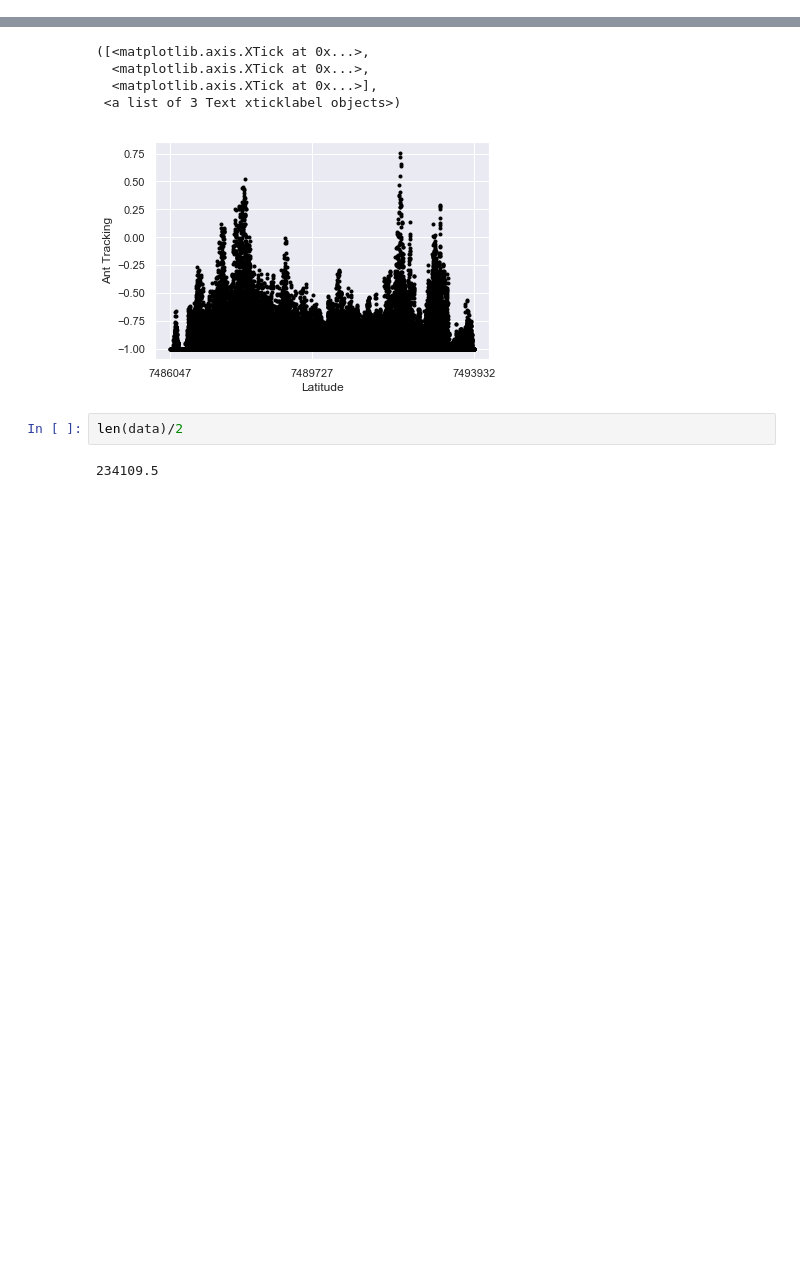
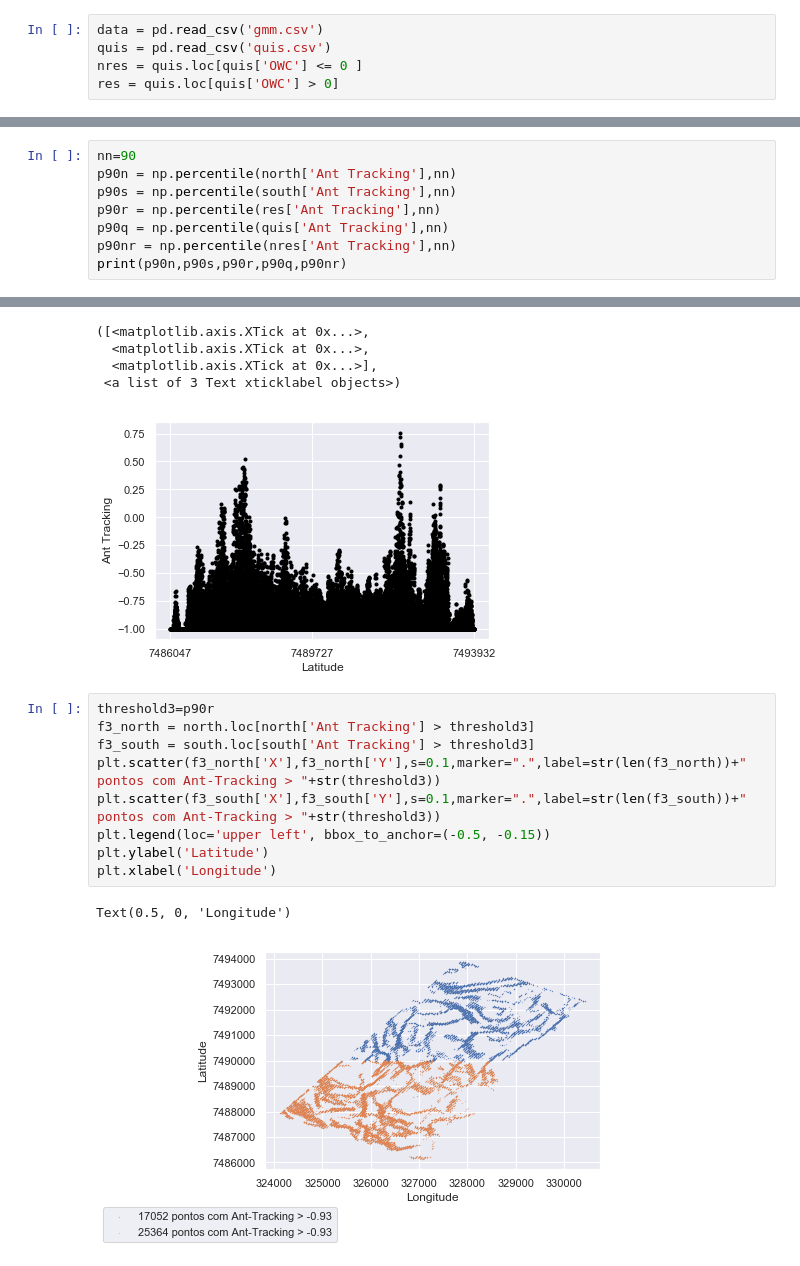
Before and after one commit to jralha/campob, a Jupyter notebook: prop_stats.ipynb, the cells around one changed output, grey strips where cells are left out. Drawn from its saved outputs; the diff is of its cells as text; blank space fills up the shorter version.

```diff
--- a/prop_stats.ipynb
+++ b/prop_stats.ipynb
@@ -23,0 +16,5 @@ data.head()
+# %%
+data = pd.read_csv('gmm.csv')
+quis = pd.read_csv('quis.csv')
+nres = quis.loc[quis['OWC'] <= 0 ]
+res = quis.loc[quis['OWC'] > 0]
@@ -71,0 +57,8 @@ df_ns.to_excel('prop_stat.xlsx')
+# %%
+nn=90
+p90n = np.percentile(north['Ant Tracking'],nn)
+p90s = np.percentile(south['Ant Tracking'],nn)
+p90r = np.percentile(res['Ant Tracking'],nn)
+p90q = np.percentile(quis['Ant Tracking'],nn)
+p90nr = np.percentile(nres['Ant Tracking'],nn)
+print(p90n,p90s,p90r,p90q,p90nr)
@@ -112,7 +115,15 @@ plt.xticks([np.min(data['Y']),np.mean(data['Y']),np.max(data['Y'])])
   <matplotlib.axis.XTick at 0x...>],
  <a list of 3 Text xticklabel objects>)
 [figure]
-# %%
-len(data)/2
-# %% [output]
-234109.5
+# %%
+threshold3=p90r
+f3_north = north.loc[north['Ant Tracking'] > threshold3]
+f3_south = south.loc[south['Ant Tracking'] > threshold3]
+plt.scatter(f3_north['X'],f3_north['Y'],s=0.1,marker=".",label=str(len(f3_north))+" pontos com Ant-Tracking > "+str(threshold3))
+plt.scatter(f3_south['X'],f3_south['Y'],s=0.1,marker=".",label=str(len(f3_south))+" pontos com Ant-Tracking > "+str(threshold3))
+plt.legend(loc='upper left', bbox_to_anchor=(-0.5, -0.15))
+plt.ylabel('Latitude')
+plt.xlabel('Longitude')
+# %% [output]
+Text(0.5, 0, 'Longitude')
+[figure, added]
```
Also changed, not shown: parts of 16 cells of this notebook, 2 other files.
